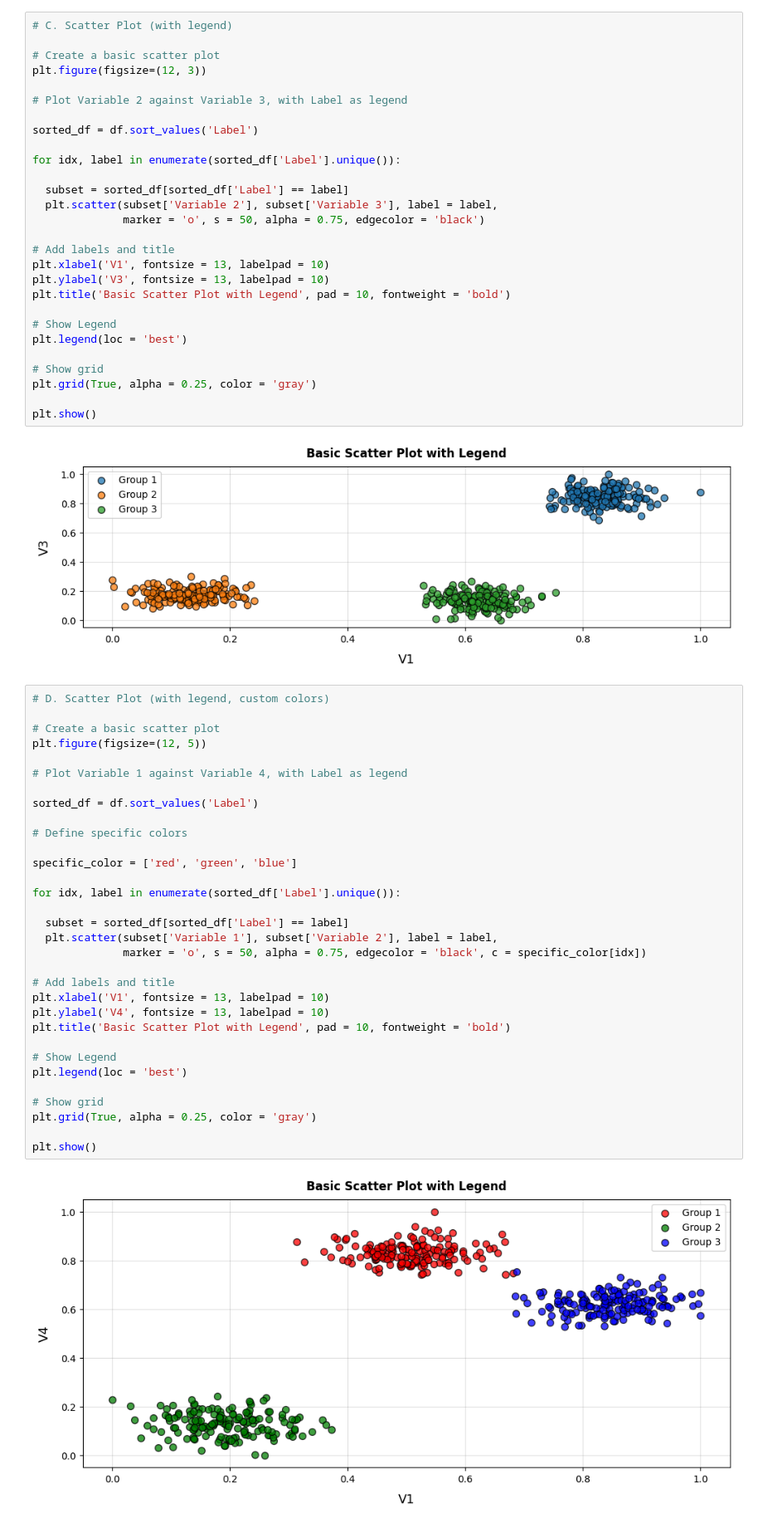
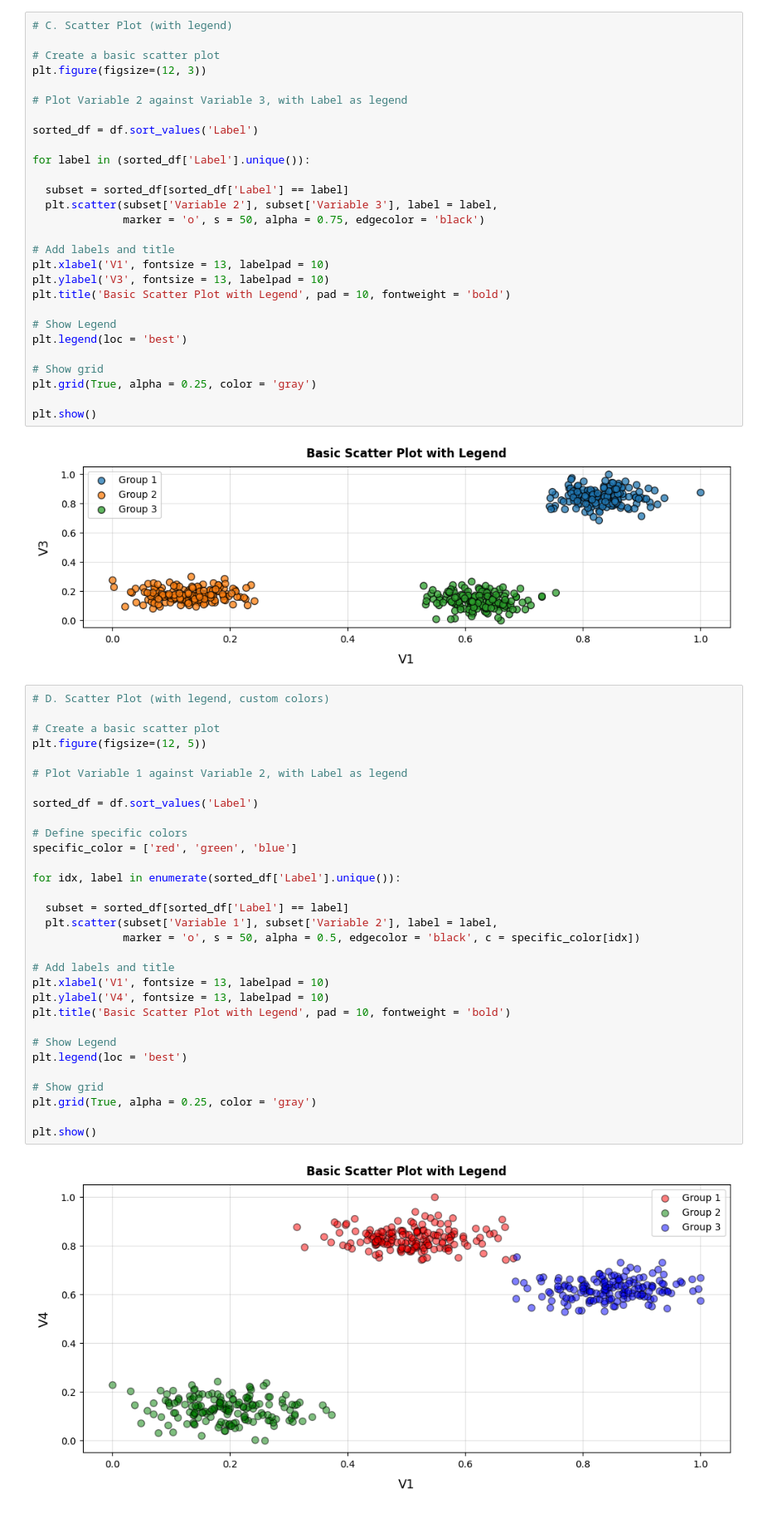
Before and after one commit to renatomaaliw3/public_files, a Jupyter notebook: CPE Electives (1 - 3)/01. Lectures Notebook/23. Data Visualization (Mathplotlib)/04. Data Visualization (PLT - Scatter Plots).ipynb, the cells around one changed output. Shown at 83% size. Cells and saved outputs as stored; diff of their text form.

```diff
--- a/CPE Electives (1 - 3)/01. Lectures Notebook/23. Data Visualization (Mathplotlib)/04. Data Visualization (PLT - Scatter Plots).ipynb
+++ b/CPE Electives (1 - 3)/01. Lectures Notebook/23. Data Visualization (Mathplotlib)/04. Data Visualization (PLT - Scatter Plots).ipynb
@@ -94,7 +130,7 @@ plt.figure(figsize=(12, 3))
 
 sorted_df = df.sort_values('Label')
 
-for idx, label in enumerate(sorted_df['Label'].unique()):
+for label in (sorted_df['Label'].unique()):
 
   subset = sorted_df[sorted_df['Label'] == label]
   plt.scatter(subset['Variable 2'], subset['Variable 3'], label = label,
@@ -117,37 +153,36 @@ plt.show()
 # %%
 # D. Scatter Plot (with legend, custom colors)
 
 # Create a basic scatter plot
 plt.figure(figsize=(12, 5))
 
-# Plot Variable 1 against Variable 4, with Label as legend
+# Plot Variable 1 against Variable 2, with Label as legend
 
 sorted_df = df.sort_values('Label')
 
 # Define specific colors
-
 specific_color = ['red', 'green', 'blue']
 
 for idx, label in enumerate(sorted_df['Label'].unique()):
 
   subset = sorted_df[sorted_df['Label'] == label]
   plt.scatter(subset['Variable 1'], subset['Variable 2'], label = label,
-              marker = 'o', s = 50, alpha = 0.75, edgecolor = 'black', c = specific_color[idx])
+              marker = 'o', s = 50, alpha = 0.5, edgecolor = 'black', c = specific_color[idx])
 
 # Add labels and title
 plt.xlabel('V1', fontsize = 13, labelpad = 10)
 plt.ylabel('V4', fontsize = 13, labelpad = 10)
 plt.title('Basic Scatter Plot with Legend', pad = 10, fontweight = 'bold')
 
 # Show Legend
 plt.legend(loc = 'best')
 
 # Show grid
 plt.grid(True, alpha = 0.25, color = 'gray')
 
 plt.show()
 # %% [output]
-[figure, old version]
+[figure, new version]
 # %%
 # E. Scatter Plot (Highlight Specific Data)
 
```
Also changed, not shown: parts of 11 cells of this notebook.
